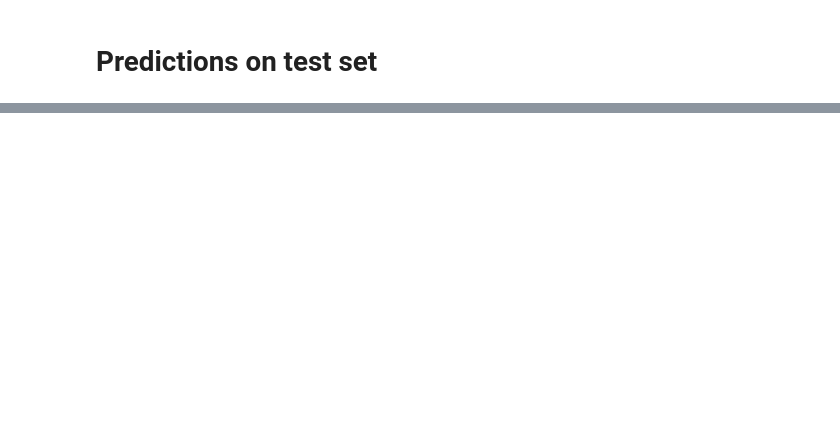
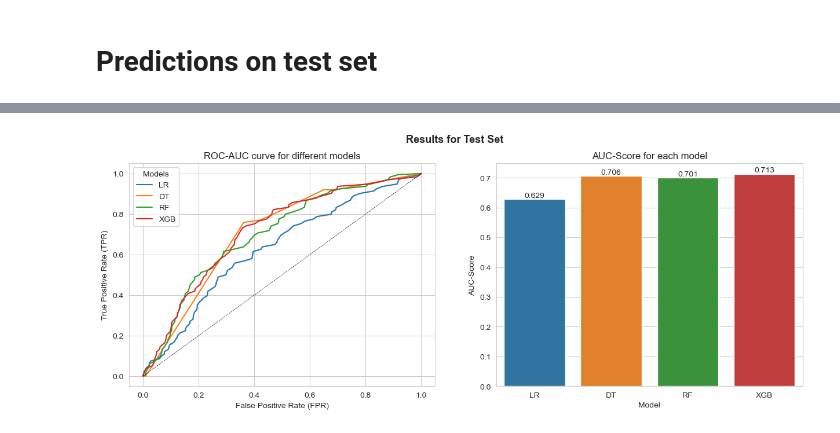
Before and after one commit to bglucca/ArvatoCustomerSegmentation, a Jupyter notebook: 05_mailout_predictions.ipynb, the cells around one changed output, grey strips where cells are left out. Drawn from its saved outputs; the diff is of its cells as text; code cells hidden in the pictures; blank space fills up the shorter version.

Commit message:
Updated version of supervised modelling notebook. Removed some experiments.

```diff
--- a/05_mailout_predictions.ipynb
+++ b/05_mailout_predictions.ipynb
@@ -649,0 +560,6 @@ for m in ['RF_interval_ohe_best_estimator', 'XGB_no_interval_ohe_best_estimator'
+# %%
+model_dict_no_ohe = {}
+
+for k, v in cross_vals.items():
+
+    model_dict_no_ohe[k] = v.best_estimator_
@@ -650,28 +572,5 @@ for m in ['RF_interval_ohe_best_estimator', 'XGB_no_interval_ohe_best_estimator'
 # %%
 # Baseline Result
-models_dict['LR'] = pipe_lr
+model_dict_no_ohe['LR'] = pipe_lr
+
+model_dict_ohe['LR'] = pipe_lr_ohe_int
-# %%
-model_result_dict = {'model':[],
-                     'auc_score':[]}
-
-curve_data = []
-
-for name, model in models_dict.items():
-
-    model.fit(X_train, y_train)
-
-    y_pred = model.predict_proba(X_test)[:, 1]
-
-    score_auc = roc_auc_score(y_test, y_pred)
-
-    fpr, tpr, thresh = roc_curve(y_test, y_pred)
-
-    curve_data.append((name, fpr, tpr, thresh))
-
-    model_result_dict['model'].append(name)
-
-    model_result_dict['auc_score'].append(score_auc)
-
-model_result_frame = pd.DataFrame().from_dict(model_result_dict)
-
-model_curve_data = pd.DataFrame(curve_data, columns = ['Model','FPR','TPR','Thresholds']).explode(['FPR','TPR','Thresholds'])
@@ -680,0 +577,6 @@ Parameters: { "n_thread" } are not used.
+# %%
+result_no_ohe, curve_no_ohe = test_models(model_dict_no_ohe,
+                                            X_train,
+                                            y_train,
+                                            X_test,
+                                            y_test)
@@ -733,0 +607,4 @@ plt.show()
+# %%
+plot_results(curve_no_ohe, result_no_ohe)
+# %% [output]
+[figure, added]
```
Also changed, not shown: parts of 51 cells of this notebook.
